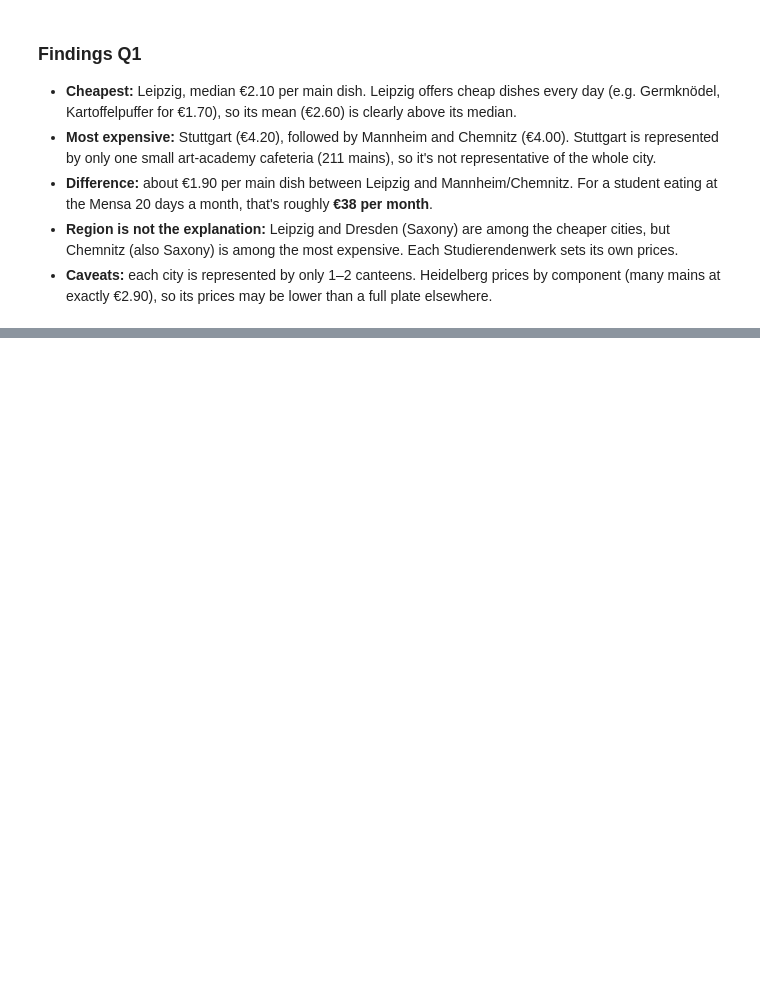
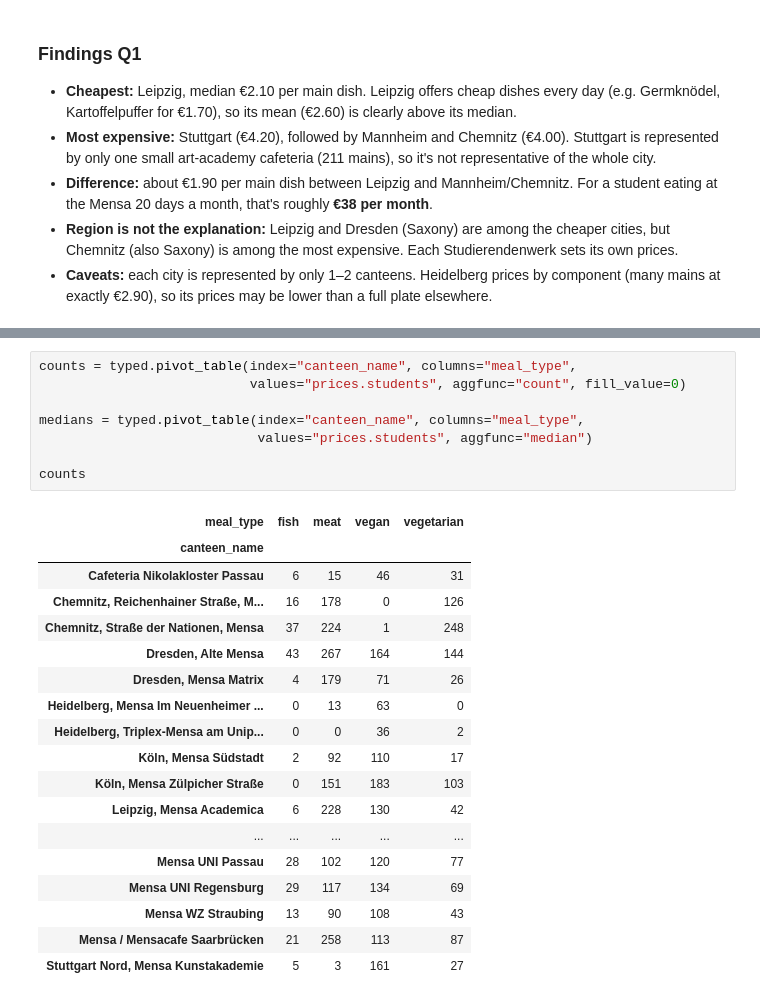
Before and after one commit to jasmeetkaurpelia/mensa-cost-of-living-analysis, a Jupyter notebook: notebooks/03_analysis.ipynb, the cells around one changed output, grey strips where cells are left out. Drawn from its saved outputs; the diff is of its cells as text; blank space fills up the shorter version.

```diff
--- a/notebooks/03_analysis.ipynb
+++ b/notebooks/03_analysis.ipynb
@@ -117,0 +135,27 @@ plt.show()
+# %%
+counts = typed.pivot_table(index="canteen_name", columns="meal_type",
+                           values="prices.students", aggfunc="count", fill_value=0)
+
+medians = typed.pivot_table(index="canteen_name", columns="meal_type",
+                            values="prices.students", aggfunc="median")
+
+counts
+# %% [output]
+| meal_type | fish | meat | vegan | vegetarian |
+| canteen_name |  |  |  |  |
+| Cafeteria Nikolakloster Passau | 6 | 15 | 46 | 31 |
+| Chemnitz, Reichenhainer Straße, M... | 16 | 178 | 0 | 126 |
+| Chemnitz, Straße der Nationen, Mensa | 37 | 224 | 1 | 248 |
+| Dresden, Alte Mensa | 43 | 267 | 164 | 144 |
+| Dresden, Mensa Matrix | 4 | 179 | 71 | 26 |
+| Heidelberg, Mensa Im Neuenheimer ... | 0 | 13 | 63 | 0 |
+| Heidelberg, Triplex-Mensa am Unip... | 0 | 0 | 36 | 2 |
+| Köln, Mensa Südstadt | 2 | 92 | 110 | 17 |
+| Köln, Mensa Zülpicher Straße | 0 | 151 | 183 | 103 |
+| Leipzig, Mensa Academica | 6 | 228 | 130 | 42 |
+| ... | ... | ... | ... | ... |
+| Mensa UNI Passau | 28 | 102 | 120 | 77 |
+| Mensa UNI Regensburg | 29 | 117 | 134 | 69 |
+| Mensa WZ Straubing | 13 | 90 | 108 | 43 |
+| Mensa / Mensacafe Saarbrücken | 21 | 258 | 113 | 87 |
+| Stuttgart Nord, Mensa Kunstakademie | 5 | 3 | 161 | 27 |
```
Also changed, not shown: parts of 6 cells of this notebook, 1 other file.
